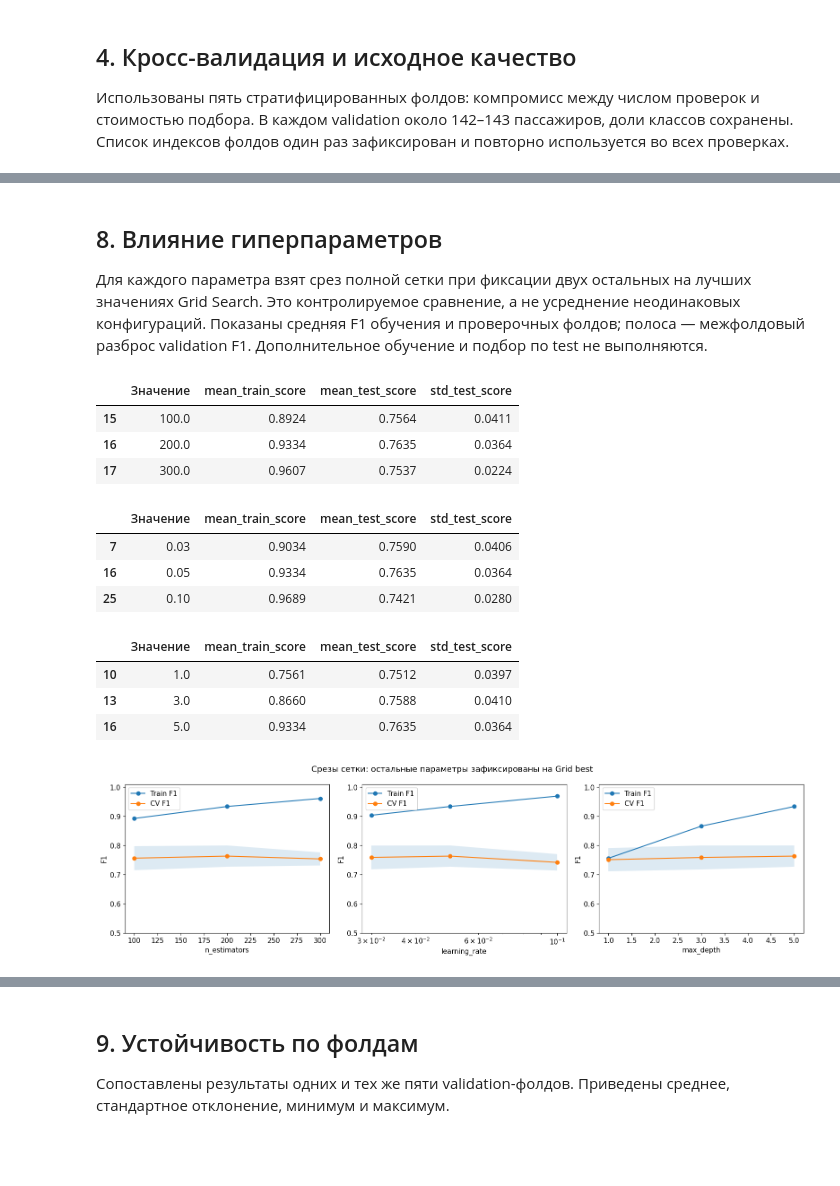
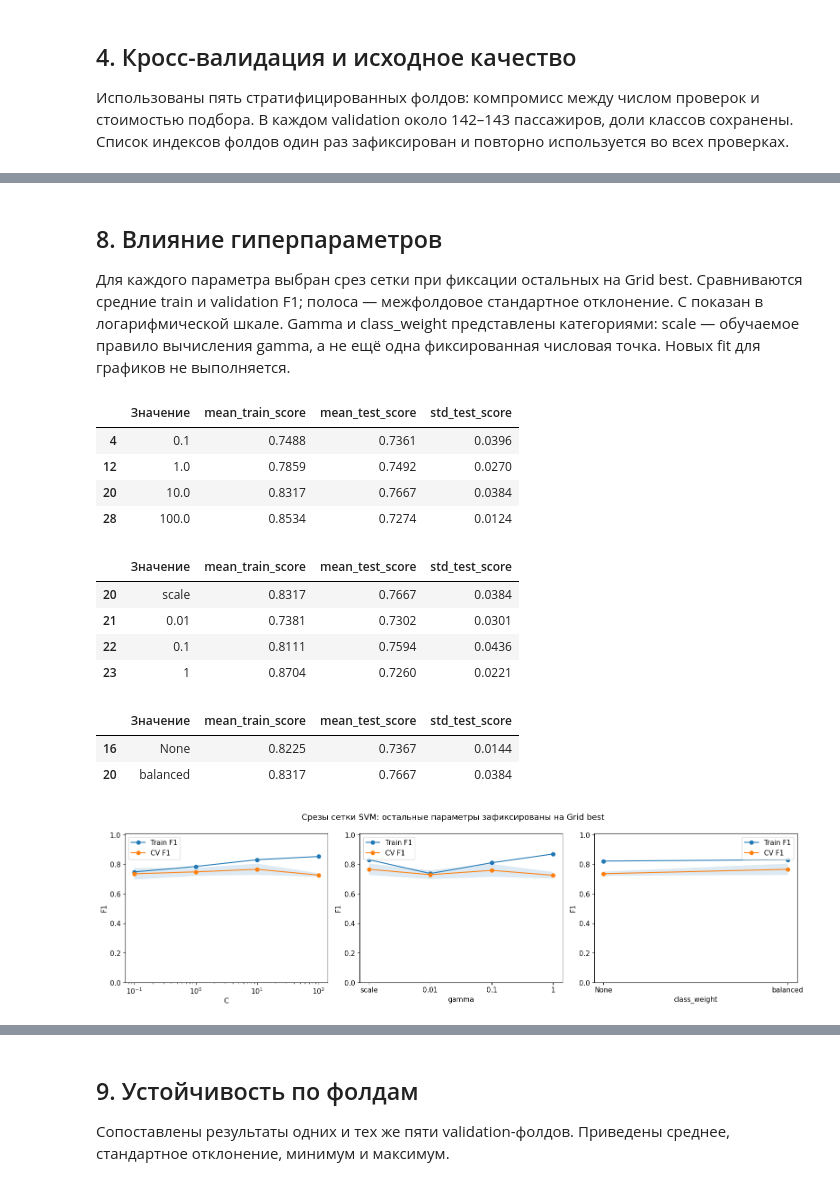
Before and after one commit to qwertyvich/ml_course_mai, a Jupyter notebook: hyperparameters/lab03.ipynb, the cells around one changed output, grey strips where cells are left out. Drawn from its saved outputs; the diff is of its cells as text; code cells hidden in the pictures; blank space fills up the shorter version.

```diff
--- a/hyperparameters/lab03.ipynb
+++ b/hyperparameters/lab03.ipynb
@@ -143,17 +137,17 @@ Random — 27 случайных точек в более плотном про
 # %%
 param_grid = {
-    'classifier__n_estimators': [100, 200, 300],
-    'classifier__learning_rate': [0.03, 0.05, 0.10],
-    'classifier__max_depth': [1, 3, 5],
+    'classifier__C': [0.1, 1, 10, 100],
+    'classifier__gamma': ['scale', 0.01, 0.1, 1],
+    'classifier__class_weight': [None, 'balanced'],
 }
 param_distributions = {
-    'classifier__n_estimators': randint(100, 301),
-    'classifier__learning_rate': loguniform(0.03, 0.10),
-    'classifier__max_depth': randint(1, 6),
+    'classifier__C': loguniform(0.1, 100),
+    'classifier__gamma': ['scale', 0.01, 0.1, 1],
+    'classifier__class_weight': [None, 'balanced'],
 }
 grid_candidates = len(ParameterGrid(param_grid))
-assert grid_candidates == RANDOM_ITERATIONS == 27
-print('Grid:', grid_candidates, 'вариантов,', grid_candidates * N_FOLDS, 'CV fit')
-print('Random:', RANDOM_ITERATIONS, 'вариантов,', RANDOM_ITERATIONS * N_FOLDS, 'CV fit')
+assert grid_candidates == RANDOM_ITERATIONS == 32
+print('Grid:', grid_candidates, 'варианта,', grid_candidates * N_FOLDS, 'CV fit')
+print('Random:', RANDOM_ITERATIONS, 'варианта,', RANDOM_ITERATIONS * N_FOLDS, 'CV fit')
 print('Плюс по одному итоговому refit на train для каждого поиска.')
 # %% [output]
@@ -318,50 +313,56 @@ print('Его параметры:', {
 # %% [markdown]
 ## 8. Влияние гиперпараметров
 
-Для каждого параметра взят срез полной сетки при фиксации двух остальных на лучших значениях Grid Search.
-Это контролируемое сравнение, а не усреднение неодинаковых конфигураций.
-Показаны средняя F1 обучения и проверочных фолдов; полоса — межфолдовый разброс validation F1.
-Дополнительное обучение и подбор по test не выполняются.
+Для каждого параметра выбран срез сетки при фиксации остальных на Grid best.
+Сравниваются средние train и validation F1; полоса — межфолдовое стандартное отклонение.
+C показан в логарифмической шкале. Gamma и class_weight представлены категориями:
+scale — обучаемое правило вычисления gamma, а не ещё одна фиксированная числовая точка.
+Новых fit для графиков не выполняется.
 # %%
 effect_tables = {}
 fig, axes = plt.subplots(1, 3, figsize=(16, 4.5))
 for ax, parameter in zip(axes, param_grid):
-    mask = np.ones(len(grid_results), dtype=bool)
-    for other_parameter, best_value in grid_search.best_params_.items():
-        if other_parameter != parameter:
-            mask &= grid_results[f'param_{other_parameter}'].astype(float).eq(best_value).to_numpy()
+    mask = grid_results['params'].apply(lambda params: all(
+        params[key] == value for key, value in grid_search.best_params_.items()
+        if key != parameter
+    ))
     part = grid_results.loc[mask].copy()
-    part['Значение'] = part[f'param_{parameter}'].astype(float)
-    part = part.sort_values('Значение')
+    levels = param_grid[parameter]
+    part['Значение'] = part['params'].apply(lambda params: params[parameter])
+    part['Порядок'] = part['Значение'].apply(lambda value: levels.index(value))
+    part = part.sort_values('Порядок')
     effect_tables[parameter] = part[
         ['Значение', 'mean_train_score', 'mean_test_score', 'std_test_score']
     ]
-    x_values = part['Значение'].to_numpy()
     validation = part['mean_test_score'].to_numpy()
     spread = part['std_test_score'].to_numpy()
+    x_values = np.array(levels) if parameter.endswith('__C') else np.arange(len(levels))
     ax.plot(x_values, part['mean_train_score'], 'o-', label='Train F1')
     ax.plot(x_values, validation, 'o-', label='CV F1')
     ax.fill_between(x_values, validation - spread, validation + spread, alpha=0.15)
-    ax.set(xlabel=parameter.split('__')[1], ylabel='F1', ylim=(0.5, 1.01))
-    if parameter.endswith('learning_rate'):
+    ax.set(xlabel=parameter.split('__')[1], ylabel='F1', ylim=(0, 1.01))
+    if parameter.endswith('__C'):
         ax.set_xscale('log')
+    else:
+        ax.set_xticks(x_values, [str(value) for value in levels])
     ax.legend()
     display(effect_tables[parameter].round(4))
-plt.suptitle('Срезы сетки: остальные параметры зафиксированы на Grid best')
+plt.suptitle('Срезы сетки SVM: остальные параметры зафиксированы на Grid best')
 plt.tight_layout()
 plt.show()
 # %% [output]
 |  | Значение | mean_train_score | mean_test_score | std_test_score |
-| 15 | 100.0 | 0.8924 | 0.7564 | 0.0411 |
-| 16 | 200.0 | 0.9334 | 0.7635 | 0.0364 |
-| 17 | 300.0 | 0.9607 | 0.7537 | 0.0224 |
+| 4 | 0.1 | 0.7488 | 0.7361 | 0.0396 |
+| 12 | 1.0 | 0.7859 | 0.7492 | 0.0270 |
+| 20 | 10.0 | 0.8317 | 0.7667 | 0.0384 |
+| 28 | 100.0 | 0.8534 | 0.7274 | 0.0124 |
 |  | Значение | mean_train_score | mean_test_score | std_test_score |
-| 7 | 0.03 | 0.9034 | 0.7590 | 0.0406 |
-| 16 | 0.05 | 0.9334 | 0.7635 | 0.0364 |
-| 25 | 0.10 | 0.9689 | 0.7421 | 0.0280 |
+| 20 | scale | 0.8317 | 0.7667 | 0.0384 |
+| 21 | 0.01 | 0.7381 | 0.7302 | 0.0301 |
+| 22 | 0.1 | 0.8111 | 0.7594 | 0.0436 |
+| 23 | 1 | 0.8704 | 0.7260 | 0.0221 |
 |  | Значение | mean_train_score | mean_test_score | std_test_score |
-| 10 | 1.0 | 0.7561 | 0.7512 | 0.0397 |
-| 13 | 3.0 | 0.8660 | 0.7588 | 0.0410 |
-| 16 | 5.0 | 0.9334 | 0.7635 | 0.0364 |
+| 16 | None | 0.8225 | 0.7367 | 0.0144 |
+| 20 | balanced | 0.8317 | 0.7667 | 0.0384 |
-[figure, old version]
+[figure, new version]
 # %% [markdown]
```
Also changed, not shown: parts of 18 cells of this notebook, 3 other files.
